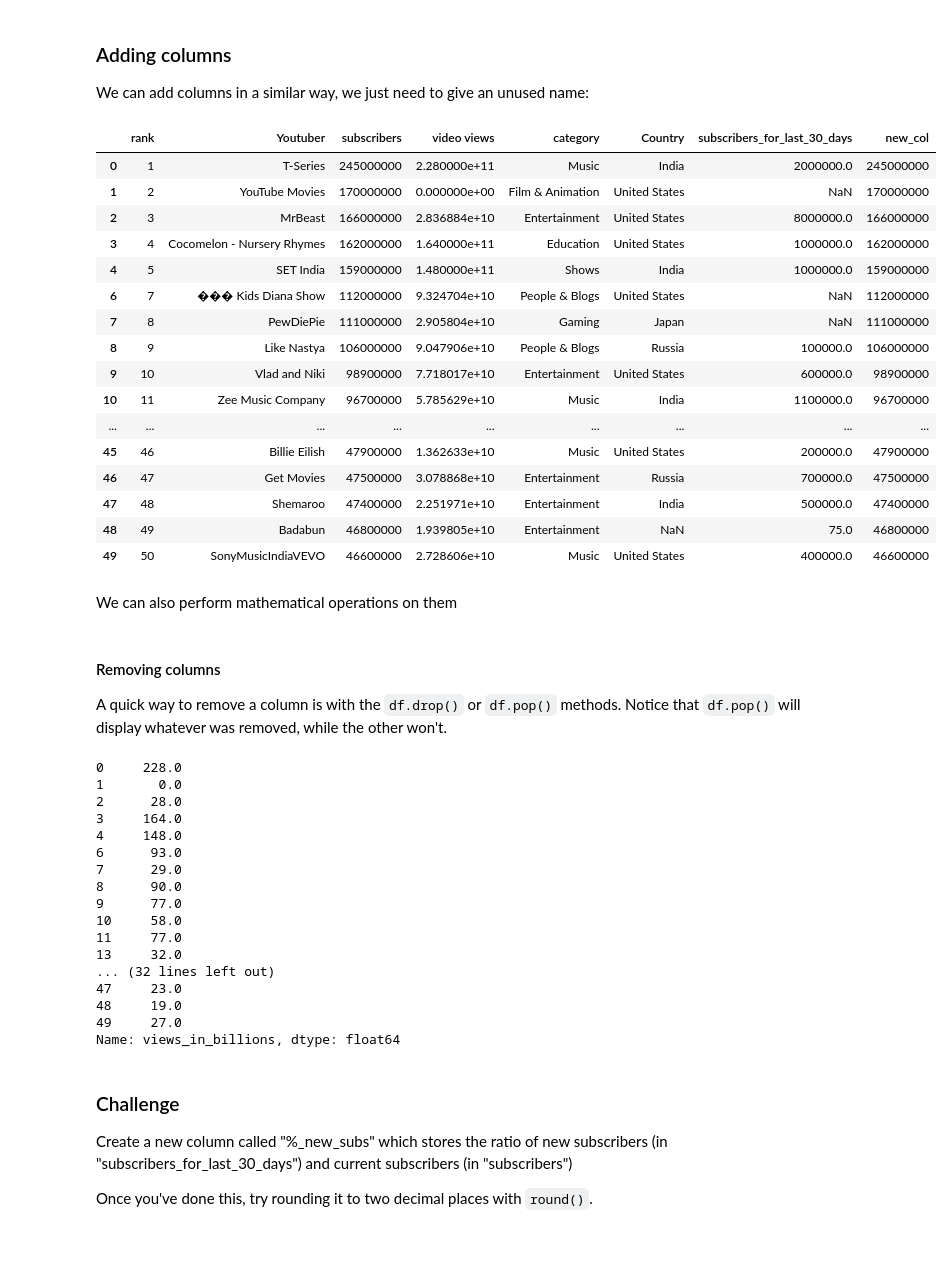
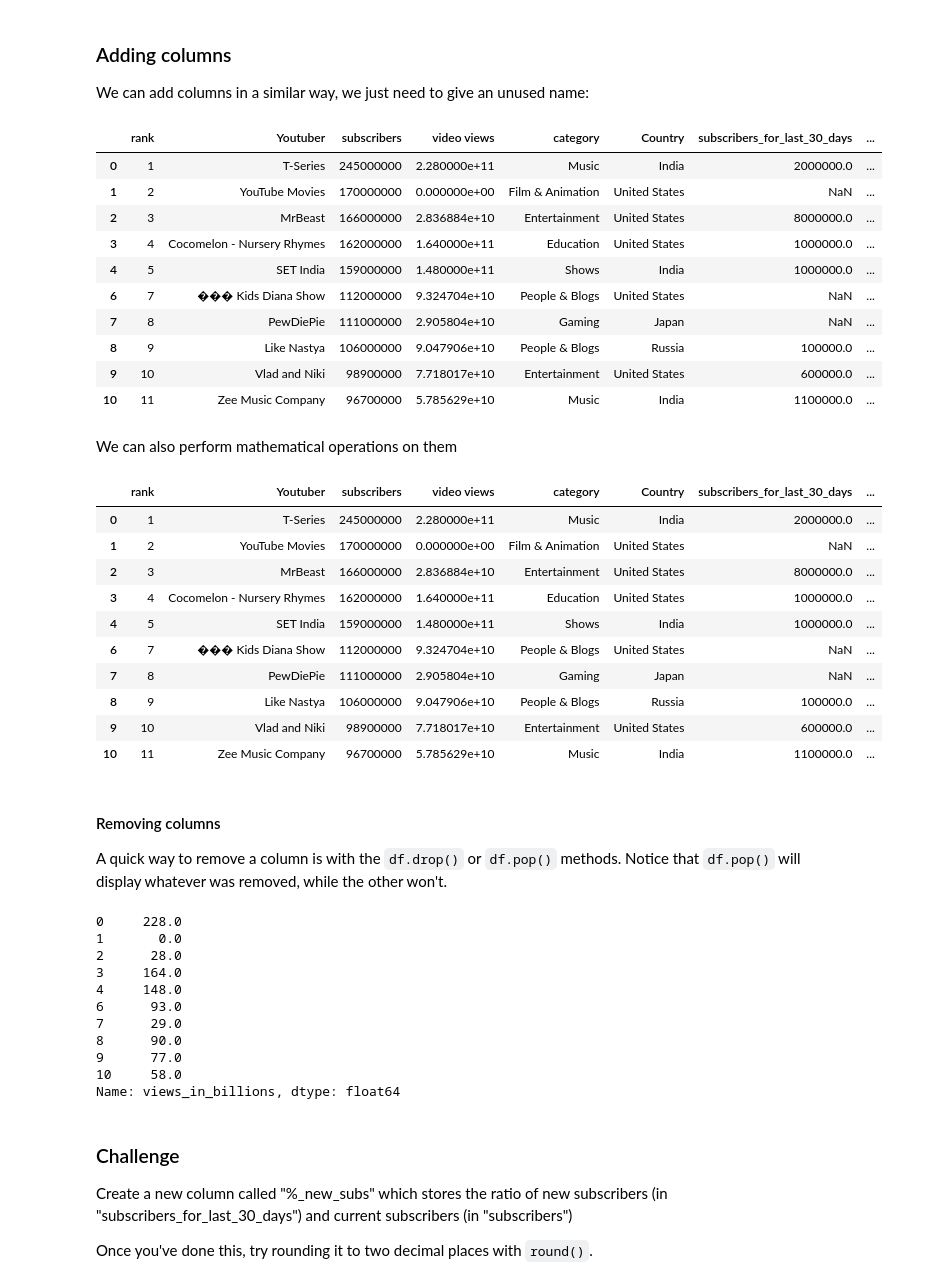
Before and after one commit to uqlibrary/technology-training, a Jupyter notebook: Python/revamp/data_transformation.ipynb, the cells around one changed output. Cells and saved outputs as stored; diff of their text form; code cells hidden in the pictures; blank space fills up the shorter version.

```diff
--- a/Python/revamp/data_transformation.ipynb
+++ b/Python/revamp/data_transformation.ipynb
@@ -317,37 +311,43 @@ df_new["Country"] = df_new["category"]
 We can add columns in a similar way, we just need to give an unused name:
 # %%
 df["new_col"] = df["subscribers"]
-df
+df.head(10)
 # %% [output]
-|  | rank | Youtuber | subscribers | video views | category | Country | subscribers_for_last_30_days | new_col |
-| 0 | 1 | T-Series | 245000000 | 2.280000e+11 | Music | India | 2000000.0 | 245000000 |
-| 1 | 2 | YouTube Movies | 170000000 | 0.000000e+00 | Film & Animation | United States | NaN | 170000000 |
-| 2 | 3 | MrBeast | 166000000 | 2.836884e+10 | Entertainment | United States | 8000000.0 | 166000000 |
-| 3 | 4 | Cocomelon - Nursery Rhymes | 162000000 | 1.640000e+11 | Education | United States | 1000000.0 | 162000000 |
-| 4 | 5 | SET India | 159000000 | 1.480000e+11 | Shows | India | 1000000.0 | 159000000 |
-| 6 | 7 | ��� Kids Diana Show | 112000000 | 9.324704e+10 | People & Blogs | United States | NaN | 112000000 |
-| 7 | 8 | PewDiePie | 111000000 | 2.905804e+10 | Gaming | Japan | NaN | 111000000 |
-| 8 | 9 | Like Nastya | 106000000 | 9.047906e+10 | People & Blogs | Russia | 100000.0 | 106000000 |
-| 9 | 10 | Vlad and Niki | 98900000 | 7.718017e+10 | Entertainment | United States | 600000.0 | 98900000 |
-| 10 | 11 | Zee Music Company | 96700000 | 5.785629e+10 | Music | India | 1100000.0 | 96700000 |
-| ... | ... | ... | ... | ... | ... | ... | ... | ... |
-| 45 | 46 | Billie Eilish | 47900000 | 1.362633e+10 | Music | United States | 200000.0 | 47900000 |
-| 46 | 47 | Get Movies | 47500000 | 3.078868e+10 | Entertainment | Russia | 700000.0 | 47500000 |
-| 47 | 48 | Shemaroo | 47400000 | 2.251971e+10 | Entertainment | India | 500000.0 | 47400000 |
-| 48 | 49 | Badabun | 46800000 | 1.939805e+10 | Entertainment | NaN | 75.0 | 46800000 |
-| 49 | 50 | SonyMusicIndiaVEVO | 46600000 | 2.728606e+10 | Music | United States | 400000.0 | 46600000 |
+|  | rank | Youtuber | subscribers | video views | category | Country | subscribers_for_last_30_days | ... |
+| 0 | 1 | T-Series | 245000000 | 2.280000e+11 | Music | India | 2000000.0 | ... |
+| 1 | 2 | YouTube Movies | 170000000 | 0.000000e+00 | Film & Animation | United States | NaN | ... |
+| 2 | 3 | MrBeast | 166000000 | 2.836884e+10 | Entertainment | United States | 8000000.0 | ... |
+| 3 | 4 | Cocomelon - Nursery Rhymes | 162000000 | 1.640000e+11 | Education | United States | 1000000.0 | ... |
+| 4 | 5 | SET India | 159000000 | 1.480000e+11 | Shows | India | 1000000.0 | ... |
+| 6 | 7 | ��� Kids Diana Show | 112000000 | 9.324704e+10 | People & Blogs | United States | NaN | ... |
+| 7 | 8 | PewDiePie | 111000000 | 2.905804e+10 | Gaming | Japan | NaN | ... |
+| 8 | 9 | Like Nastya | 106000000 | 9.047906e+10 | People & Blogs | Russia | 100000.0 | ... |
+| 9 | 10 | Vlad and Niki | 98900000 | 7.718017e+10 | Entertainment | United States | 600000.0 | ... |
+| 10 | 11 | Zee Music Company | 96700000 | 5.785629e+10 | Music | India | 1100000.0 | ... |
 # %% [markdown]
 We can also perform mathematical operations on them
 # %%
 df["views_in_billions"] = round(df["video views"] / 1e9)
-#df
+df.head(10)
+# %% [output]
+|  | rank | Youtuber | subscribers | video views | category | Country | subscribers_for_last_30_days | ... |
+| 0 | 1 | T-Series | 245000000 | 2.280000e+11 | Music | India | 2000000.0 | ... |
+| 1 | 2 | YouTube Movies | 170000000 | 0.000000e+00 | Film & Animation | United States | NaN | ... |
+| 2 | 3 | MrBeast | 166000000 | 2.836884e+10 | Entertainment | United States | 8000000.0 | ... |
+| 3 | 4 | Cocomelon - Nursery Rhymes | 162000000 | 1.640000e+11 | Education | United States | 1000000.0 | ... |
+| 4 | 5 | SET India | 159000000 | 1.480000e+11 | Shows | India | 1000000.0 | ... |
+| 6 | 7 | ��� Kids Diana Show | 112000000 | 9.324704e+10 | People & Blogs | United States | NaN | ... |
+| 7 | 8 | PewDiePie | 111000000 | 2.905804e+10 | Gaming | Japan | NaN | ... |
+| 8 | 9 | Like Nastya | 106000000 | 9.047906e+10 | People & Blogs | Russia | 100000.0 | ... |
+| 9 | 10 | Vlad and Niki | 98900000 | 7.718017e+10 | Entertainment | United States | 600000.0 | ... |
+| 10 | 11 | Zee Music Company | 96700000 | 5.785629e+10 | Music | India | 1100000.0 | ... |
 # %% [markdown]
 #### Removing columns
 
 A quick way to remove a column is with the `df.drop()` or `df.pop()` methods. Notice that `df.pop()` will display whatever was removed, while the other won't.
 # %%
 df.drop(columns = "new_col")
-df.pop("views_in_billions")
+df.pop("views_in_billions").head(10)
 # %% [output]
 0     228.0
 1       0.0
@@ -359,12 +359,6 @@ df.pop("views_in_billions")
 8      90.0
 9      77.0
 10     58.0
-11     77.0
-13     32.0
-... (32 lines left out)
-47     23.0
-48     19.0
-49     27.0
 Name: views_in_billions, dtype: float64
 # %% [markdown]
 ### Challenge
```
Also changed, not shown: parts of 4 cells of this notebook.
